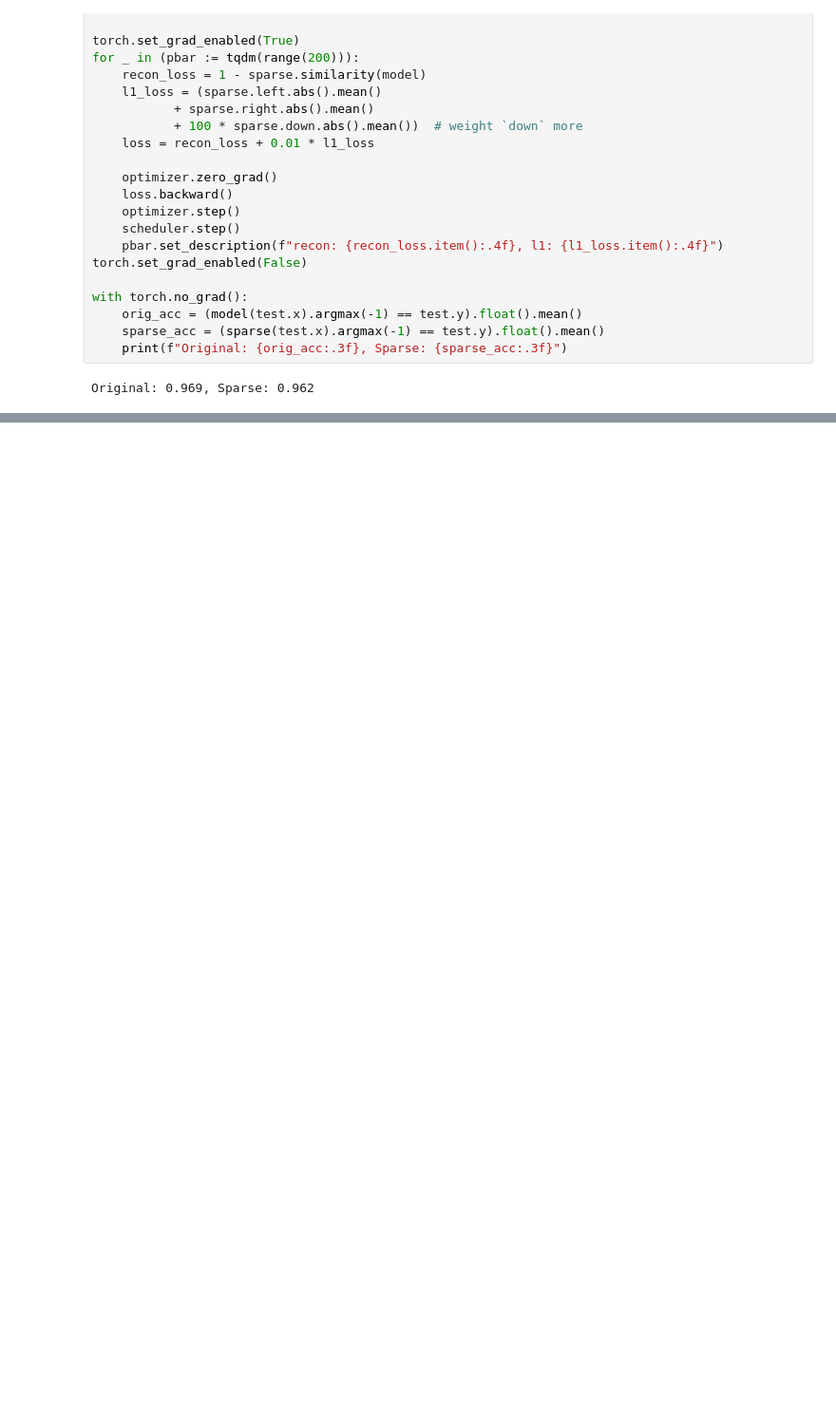
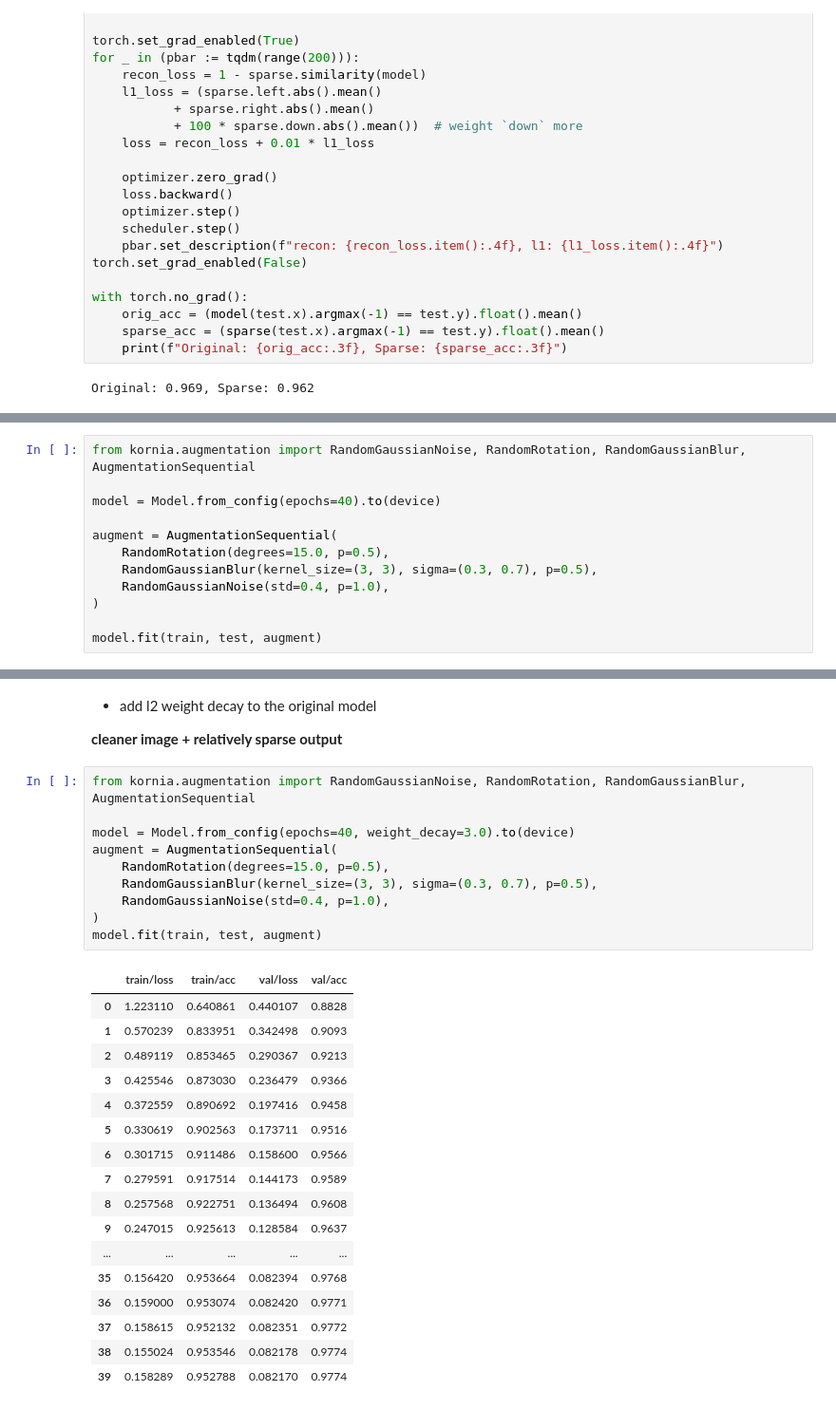
Before and after one commit to shengweiming/bilinear-decomposition, a Jupyter notebook: exercises/0_decomposition.ipynb, the cells around one changed output, grey strips where cells are left out. Shown at 95% size. Saved outputs shown, nothing was run; the diff lists cells and outputs as text; blank space fills up the shorter version.

```diff
--- a/exercises/0_decomposition.ipynb
+++ b/exercises/0_decomposition.ipynb
@@ -343,0 +405,12 @@ px.bar(sigma, template="plotly_white", labels=dict(index="component", value="sig
+# %%
+from kornia.augmentation import RandomGaussianNoise, RandomRotation, RandomGaussianBlur, AugmentationSequential
+
+model = Model.from_config(epochs=40).to(device)
+
+augment = AugmentationSequential(
+    RandomRotation(degrees=15.0, p=0.5),
+    RandomGaussianBlur(kernel_size=(3, 3), sigma=(0.3, 0.7), p=0.5),
+    RandomGaussianNoise(std=0.4, p=1.0),
+)
+
+model.fit(train, test, augment)
@@ -343,0 +468,32 @@ px.bar(sigma, template="plotly_white", labels=dict(index="component", value="sig
+# %% [markdown]
+* add l2 weight decay to the original model
+
+**cleaner image + relatively sparse output**
+# %%
+from kornia.augmentation import RandomGaussianNoise, RandomRotation, RandomGaussianBlur, AugmentationSequential
+
+model = Model.from_config(epochs=40, weight_decay=3.0).to(device)
+augment = AugmentationSequential(
+    RandomRotation(degrees=15.0, p=0.5),
+    RandomGaussianBlur(kernel_size=(3, 3), sigma=(0.3, 0.7), p=0.5),
+    RandomGaussianNoise(std=0.4, p=1.0),
+)
+model.fit(train, test, augment)
+# %% [output]
+|  | train/loss | train/acc | val/loss | val/acc |
+| 0 | 1.223110 | 0.640861 | 0.440107 | 0.8828 |
+| 1 | 0.570239 | 0.833951 | 0.342498 | 0.9093 |
+| 2 | 0.489119 | 0.853465 | 0.290367 | 0.9213 |
+| 3 | 0.425546 | 0.873030 | 0.236479 | 0.9366 |
+| 4 | 0.372559 | 0.890692 | 0.197416 | 0.9458 |
+| 5 | 0.330619 | 0.902563 | 0.173711 | 0.9516 |
+| 6 | 0.301715 | 0.911486 | 0.158600 | 0.9566 |
+| 7 | 0.279591 | 0.917514 | 0.144173 | 0.9589 |
+| 8 | 0.257568 | 0.922751 | 0.136494 | 0.9608 |
+| 9 | 0.247015 | 0.925613 | 0.128584 | 0.9637 |
+| ... | ... | ... | ... | ... |
+| 35 | 0.156420 | 0.953664 | 0.082394 | 0.9768 |
+| 36 | 0.159000 | 0.953074 | 0.082420 | 0.9771 |
+| 37 | 0.158615 | 0.952132 | 0.082351 | 0.9772 |
+| 38 | 0.155024 | 0.953546 | 0.082178 | 0.9774 |
+| 39 | 0.158289 | 0.952788 | 0.082170 | 0.9774 |
```
Also changed, not shown: parts of 21 cells of this notebook.
